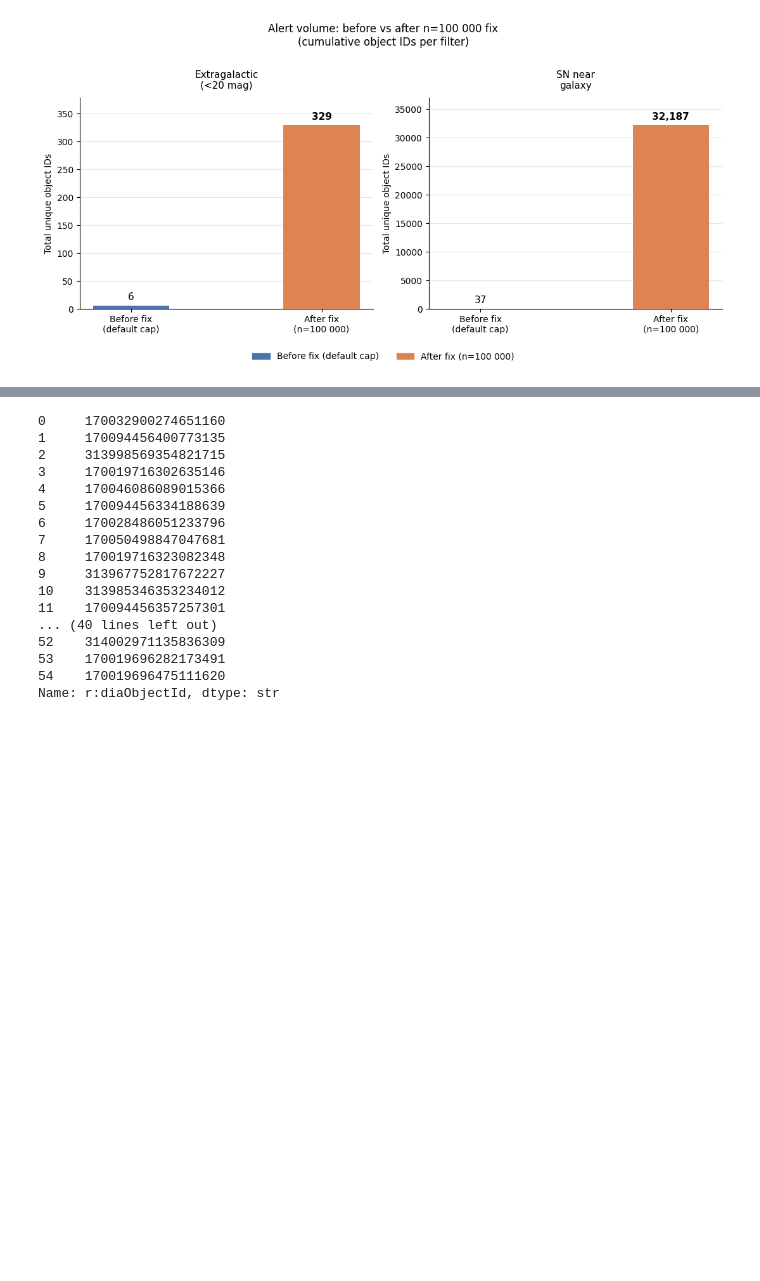
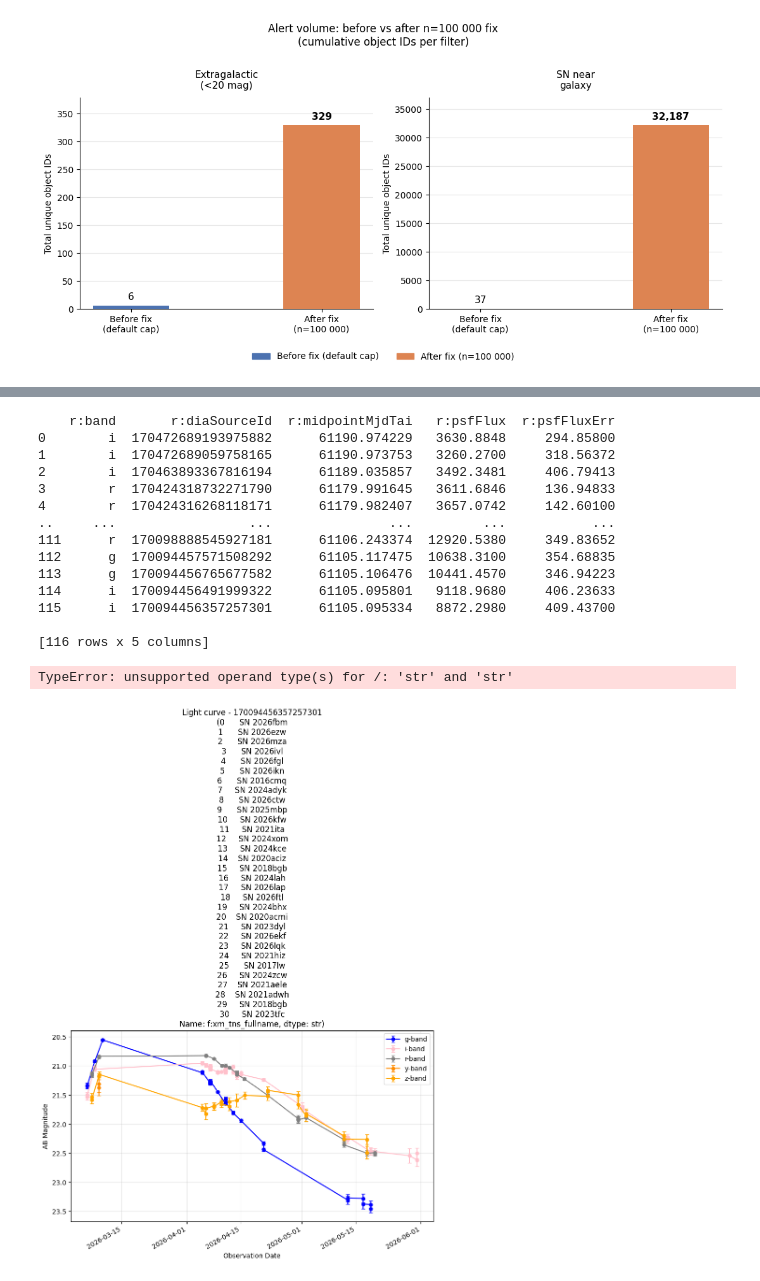
Before and after one commit to Webd0g/Honours_Project, a Jupyter notebook: notebooks/draft_scripts_and_small_scripts.ipynb, the cells around one changed output, grey strips where cells are left out. Drawn from its saved outputs; the diff is of its cells as text; code cells hidden in the pictures; blank space fills up the shorter version.

Commit message:
Add project data and scripts, exclude all CSV files

```diff
--- a/notebooks/draft_scripts_and_small_scripts.ipynb
+++ b/notebooks/draft_scripts_and_small_scripts.ipynb
@@ -264,24 +334,35 @@ scrape_for_tns_name(api_url_sources, tns_id_string)
-# %%
-# random sample visual inspection of in_tns active transients
-import pandas as pd
-import random
-
-tns_candidates = pd.read_csv(r"C:\Users\riley\Documents\University\Honours\Honours_Project\data\Potential_SN_candidates\candidates_in_TNS_classified_high_confidence.csv", dtype = {"r:diaObjectId" : str})["r:diaObjectId"]
-# %% [output]
-0     170032900274651160
-1     170094456400773135
-2     313998569354821715
-3     170019716302635146
-4     170046086089015366
-5     170094456334188639
-6     170028486051233796
-7     170050498847047681
-8     170019716323082348
-9     313967752817672227
-10    313985346353234012
-11    170094456357257301
-... (40 lines left out)
-52    314002971135836309
-53    170019696282173491
-54    170019696475111620
-Name: r:diaObjectId, dtype: str
+# %%
+# in_tns batch light curve plotter
+import pandas as pd
+import light_curve_plotter as lcp
+
+sn_ia_csv = r"C:\Users\riley\Documents\University\Honours\Honours_Project\data\Confirmed_SN\confirmed_SN_tns.csv"
+sn_ia_df = pd.read_csv(sn_ia_csv, dtype={"r:diaObjectId": str, "f:xm_tns_fullname": str})
+output_directory = r"C:\Users\riley\Documents\University\Honours\Honours_Project\images\SN_Ia_lightcurves"
+
+for sn_ia_object_id in sn_ia_df:
+    light_curve_info = lcp.collect_light_curve_data(sn_ia_object_id)
+    if light_curve_info == None:
+        print (f"{sn_ia_object_id} doesn't have any light curve data avaliable.")
+        continue
+    if light_curve_info["r:psfFlux"].isna().all():
+        print (f"No light curve data avaliable for {sn_ia_object_id}")
+        continue
+    lcp.lightcurve_plotting(light_curve_info, sn_ia_object_id, output_directory)
+# %% [output]
+    r:band       r:diaSourceId  r:midpointMjdTai   r:psfFlux  r:psfFluxErr
+0        i  170472689193975882      61190.974229   3630.8848     294.85800
+1        i  170472689059758165      61190.973753   3260.2700     318.56372
+2        i  170463893367816194      61189.035857   3492.3481     406.79413
+3        r  170424318732271790      61179.991645   3611.6846     136.94833
+4        r  170424316268118171      61179.982407   3657.0742     142.60100
+..     ...                 ...               ...         ...           ...
+111      r  170098888545927181      61106.243374  12920.5380     349.83652
+112      g  170094457571508292      61105.117475  10638.3100     354.68835
+113      g  170094456765677582      61105.106476  10441.4570     346.94223
+114      i  170094456491999322      61105.095801   9118.9680     406.23633
+115      i  170094456357257301      61105.095334   8872.2980     409.43700
+
+[116 rows x 5 columns]
+TypeError: unsupported operand type(s) for /: 'str' and 'str'
+[figure, added]
```
Also changed, not shown: parts of 4 cells of this notebook, 12 other files.
